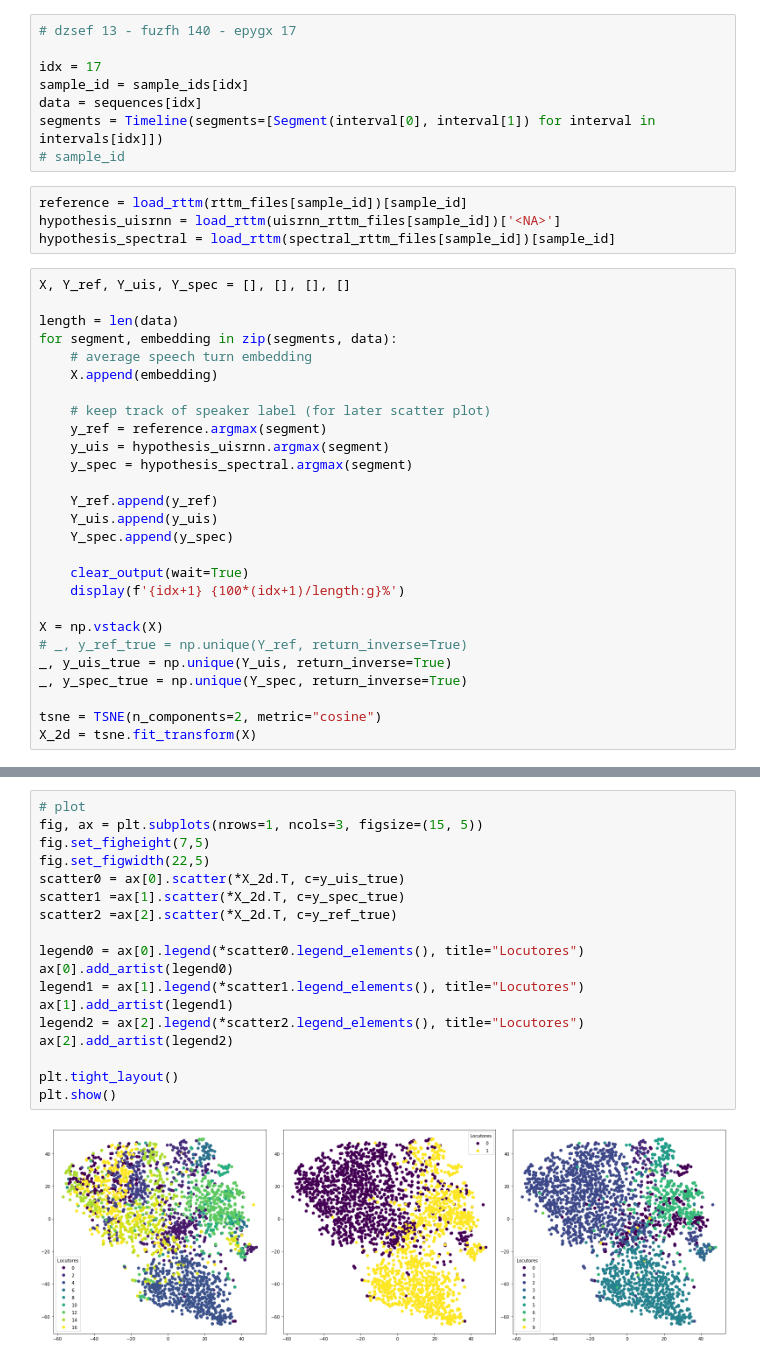
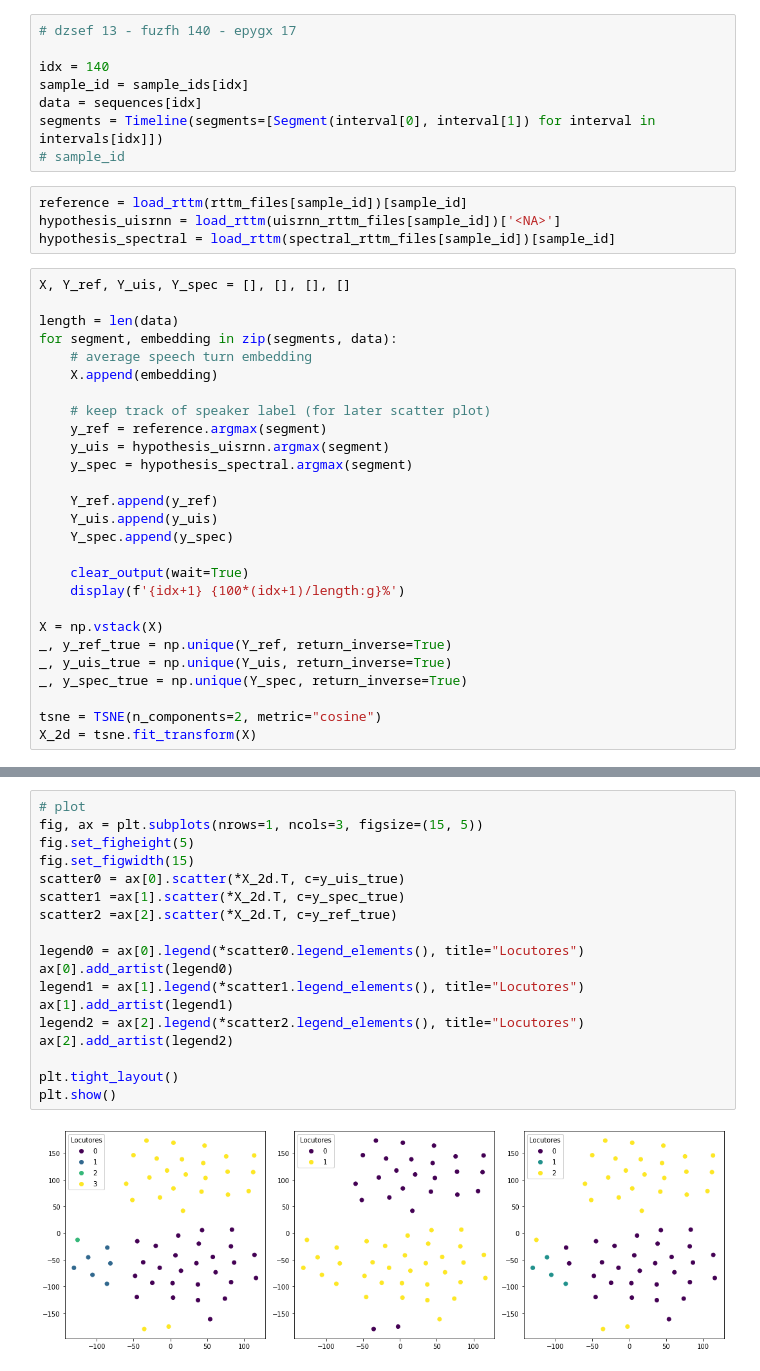
Before and after one commit to scalfs/diarization, a Jupyter notebook: embeddings/visualization.ipynb, the cells around one changed output, grey strips where cells are left out. Drawn from its saved outputs; the diff is of its cells as text.

Commit message:
generating some images

```diff
--- a/embeddings/visualization.ipynb
+++ b/embeddings/visualization.ipynb
@@ -48,7 +50,7 @@ for sample_id in sample_ids:
 # %%
 # dzsef 13 - fuzfh 140 - epygx 17
 
-idx = 17
+idx = 140
 sample_id = sample_ids[idx]
 data = sequences[idx]
 segments = Timeline(segments=[Segment(interval[0], interval[1]) for interval in intervals[idx]])
@@ -78,7 +80,7 @@ for segment, embedding in zip(segments, data):
     display(f'{idx+1} {100*(idx+1)/length:g}%')
 
 X = np.vstack(X)
-# _, y_ref_true = np.unique(Y_ref, return_inverse=True)
+_, y_ref_true = np.unique(Y_ref, return_inverse=True)
 _, y_uis_true = np.unique(Y_uis, return_inverse=True)
 _, y_spec_true = np.unique(Y_spec, return_inverse=True)
 
@@ -92,20 +94,20 @@ y_ref_true = [0, 0, 0, 0, 0, 0, 0, 0, 0, 0, 0, 0, 0, 0, 1, 1, 1, 0, 0, 0, 0, 2,
 # %%
 # plot
 fig, ax = plt.subplots(nrows=1, ncols=3, figsize=(15, 5))
-fig.set_figheight(7,5)
-fig.set_figwidth(22,5)
+fig.set_figheight(5)
+fig.set_figwidth(15)
 scatter0 = ax[0].scatter(*X_2d.T, c=y_uis_true)
 scatter1 =ax[1].scatter(*X_2d.T, c=y_spec_true)
 scatter2 =ax[2].scatter(*X_2d.T, c=y_ref_true)
 
 legend0 = ax[0].legend(*scatter0.legend_elements(), title="Locutores")
 ax[0].add_artist(legend0)
 legend1 = ax[1].legend(*scatter1.legend_elements(), title="Locutores")
 ax[1].add_artist(legend1)
 legend2 = ax[2].legend(*scatter2.legend_elements(), title="Locutores")
 ax[2].add_artist(legend2)
 
 plt.tight_layout()
 plt.show()
 # %% [output]
-[figure, old version]
+[figure, new version]
```
Also changed, not shown: parts of 3 cells of this notebook, 1 other file.
